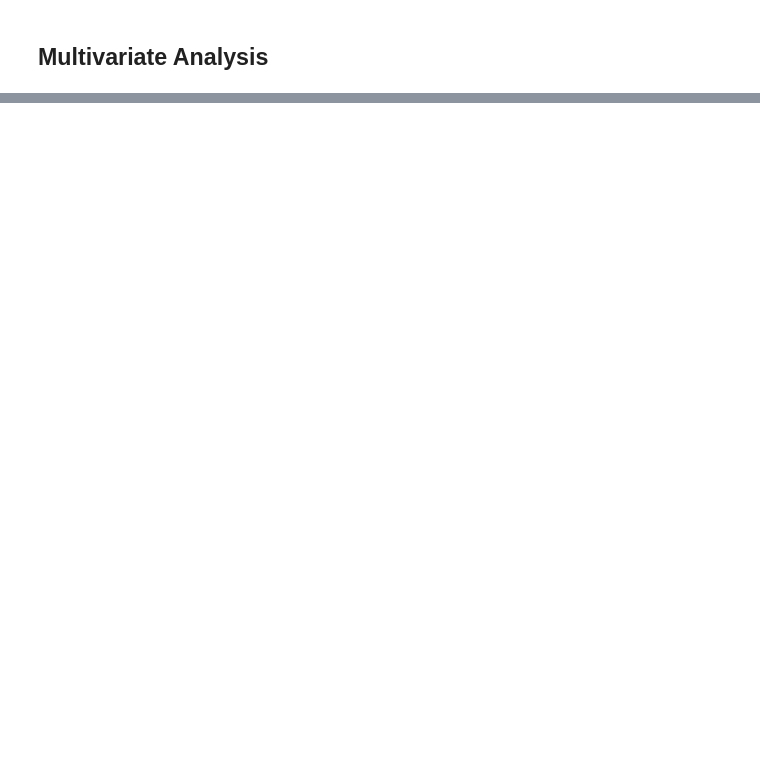
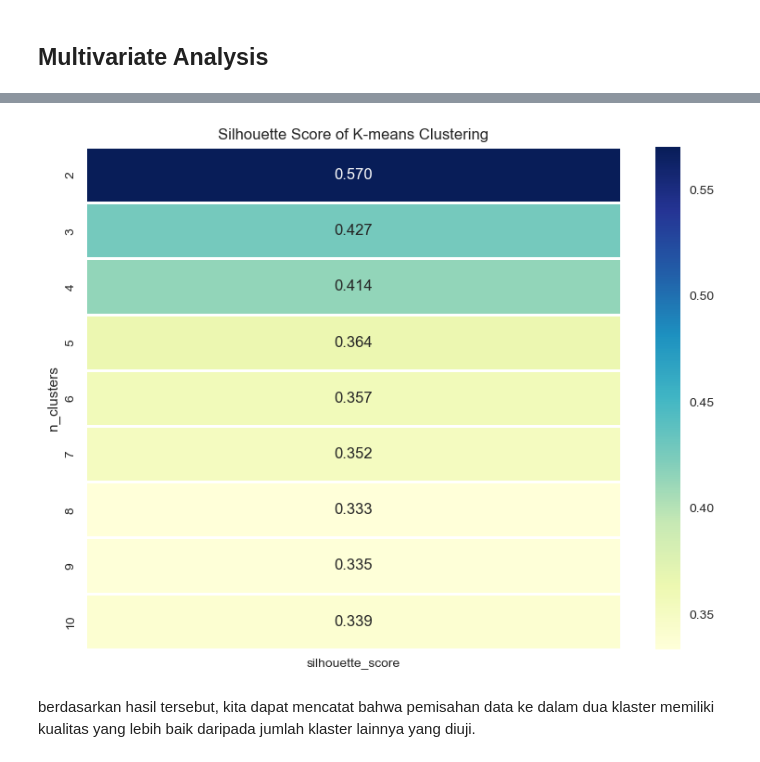
Before and after one commit to LimatanL/Predict-Customer-Personality-to-Boost-Marketing-Campaign-by-Using-Machine-Learning., a Jupyter notebook: dataset_cr.ipynb, the cells around one changed output, grey strips where cells are left out. Drawn from its saved outputs; the diff is of its cells as text; code cells hidden in the pictures; blank space fills up the shorter version.

```diff
--- a/dataset_cr.ipynb
+++ b/dataset_cr.ipynb
@@ -352,0 +388,2 @@ sns.heatmap(df_eda.corr(), mask=mask, vmin=-1, vmax=1, annot=True, cmap='viridis
+# %%
+df_clean.dropna(subset=['Income'], inplace=True)
@@ -352,0 +396,2 @@ sns.heatmap(df_eda.corr(), mask=mask, vmin=-1, vmax=1, annot=True, cmap='viridis
+# %%
+df_cast = df_clean.copy()
@@ -352,0 +541,8 @@ sns.heatmap(df_eda.corr(), mask=mask, vmin=-1, vmax=1, annot=True, cmap='viridis
+# %%
+import sklearn.metrics as metrics
+import sklearn.cluster as cluster
+
+for i in range(2,11):
+    labels=cluster.KMeans(n_clusters=i,init="k-means++",random_state=200).fit(X).labels_
+    print ("Silhouette score for k(clusters) = "+str(i)+" is "
+           +str(metrics.silhouette_score(X,labels,metric="euclidean",sample_size=1000,random_state=42)))
@@ -352,0 +559,27 @@ sns.heatmap(df_eda.corr(), mask=mask, vmin=-1, vmax=1, annot=True, cmap='viridis
+# %%
+from sklearn.metrics import silhouette_score
+
+def visualizer_silhouette_layer(data):
+    clusters_range = range(2, 11)
+    results = []
+
+    for i in clusters_range:
+        km = KMeans(n_clusters=i, random_state=42)
+        cluster_labels = km.fit_predict(data)
+        silhouette_avg = silhouette_score(data, cluster_labels)
+        results.append([i, silhouette_avg])
+
+    result_silhouette = pd.DataFrame(results, columns=["n_clusters", "silhouette_score"])
+    pivot_km_silhouette = pd.pivot_table(result_silhouette, index="n_clusters", values="silhouette_score")
+
+    plt.figure()
+    sns.heatmap(pivot_km_silhouette, annot=True, linewidths=1, fmt='.3f', cmap='YlGnBu')
+    plt.tight_layout()
+    plt.title('Silhouette Score of K-means Clustering')
+    plt.show()
+
+visualizer_silhouette_layer(X)
+# %% [output]
+[figure, added]
+# %% [markdown]
+ berdasarkan hasil tersebut, kita dapat mencatat bahwa pemisahan data ke dalam dua klaster memiliki kualitas yang lebih baik daripada jumlah klaster lainnya yang diuji.
```
Also changed, not shown: parts of 34 cells of this notebook.
